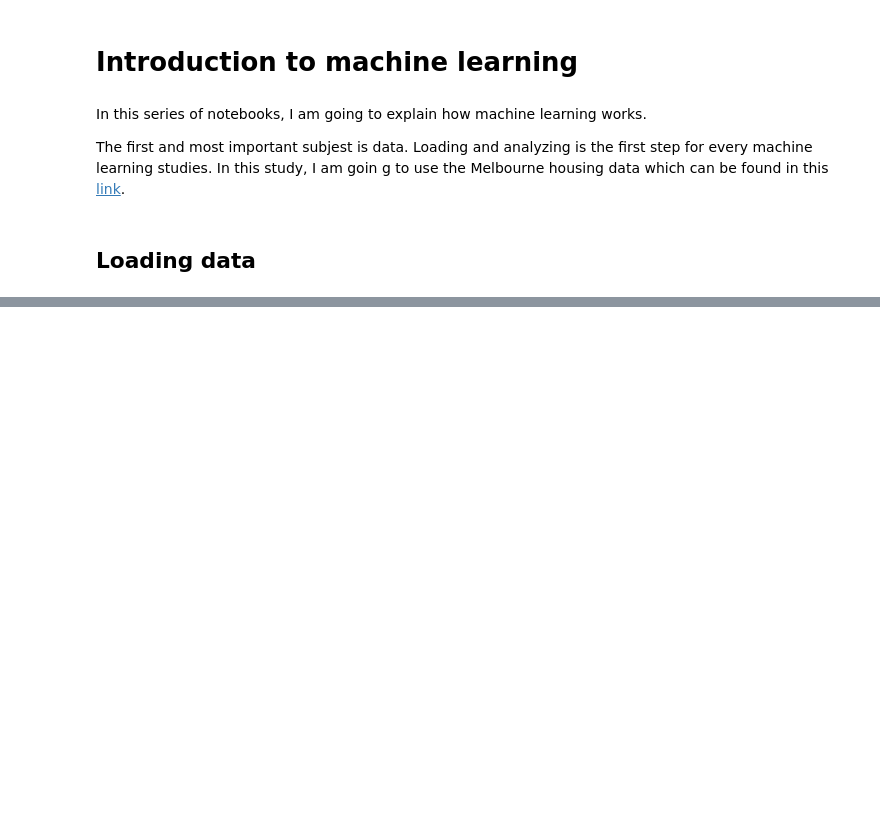
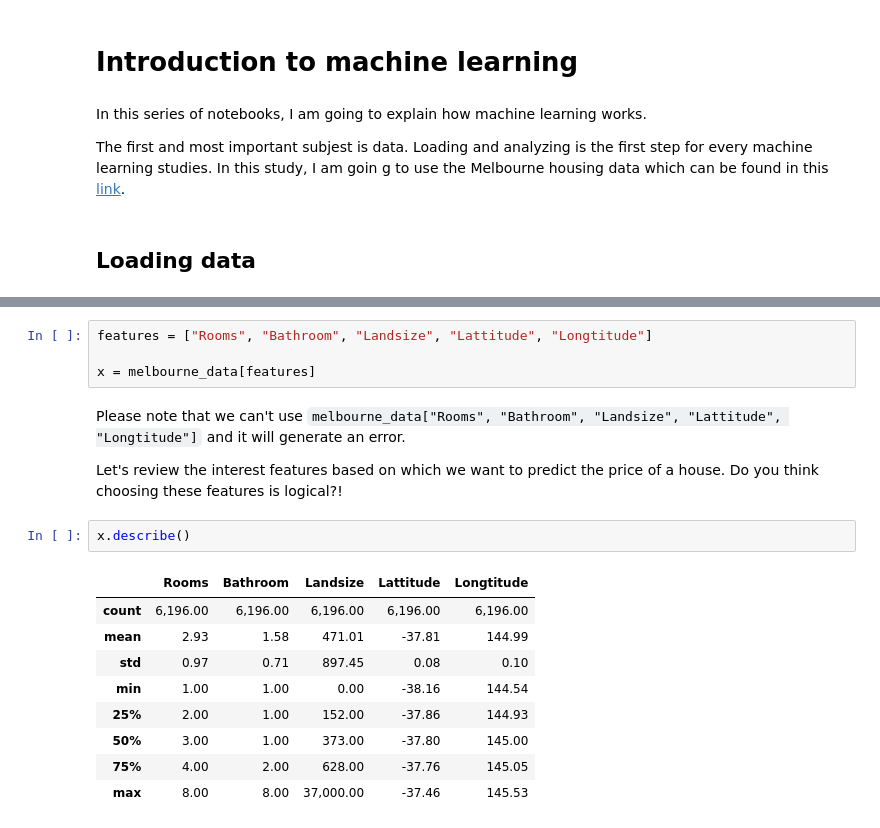
Before and after one commit to Amirmardan-prog/melbourne_housing, a Jupyter notebook: dataAnalysis.ipynb, the cells around one changed output, grey strips where cells are left out. Saved outputs shown, nothing was run; the diff lists cells and outputs as text; blank space fills up the shorter version.

````diff
--- a/dataAnalysis.ipynb
+++ b/dataAnalysis.ipynb
@@ -43,0 +113,20 @@ df.head()
+# %%
+features = ["Rooms", "Bathroom", "Landsize", "Lattitude", "Longtitude"]
+
+x = melbourne_data[features]
+# %% [markdown]
+Please note that we can't use ```melbourne_data["Rooms", "Bathroom", "Landsize", "Lattitude", "Longtitude"]``` and it will generate an error.
+
+Let's review the interest features based on which we want to predict the price of a house. Do you think choosing these features is logical?!
+# %%
+x.describe()
+# %% [output]
+|  | Rooms | Bathroom | Landsize | Lattitude | Longtitude |
+| count | 6,196.00 | 6,196.00 | 6,196.00 | 6,196.00 | 6,196.00 |
+| mean | 2.93 | 1.58 | 471.01 | -37.81 | 144.99 |
+| std | 0.97 | 0.71 | 897.45 | 0.08 | 0.10 |
+| min | 1.00 | 1.00 | 0.00 | -38.16 | 144.54 |
+| 25% | 2.00 | 1.00 | 152.00 | -37.86 | 144.93 |
+| 50% | 3.00 | 1.00 | 373.00 | -37.80 | 145.00 |
+| 75% | 4.00 | 2.00 | 628.00 | -37.76 | 145.05 |
+| max | 8.00 | 8.00 | 37,000.00 | -37.46 | 145.53 |
````
Also changed, not shown: parts of 18 cells of this notebook, 1 other file.
